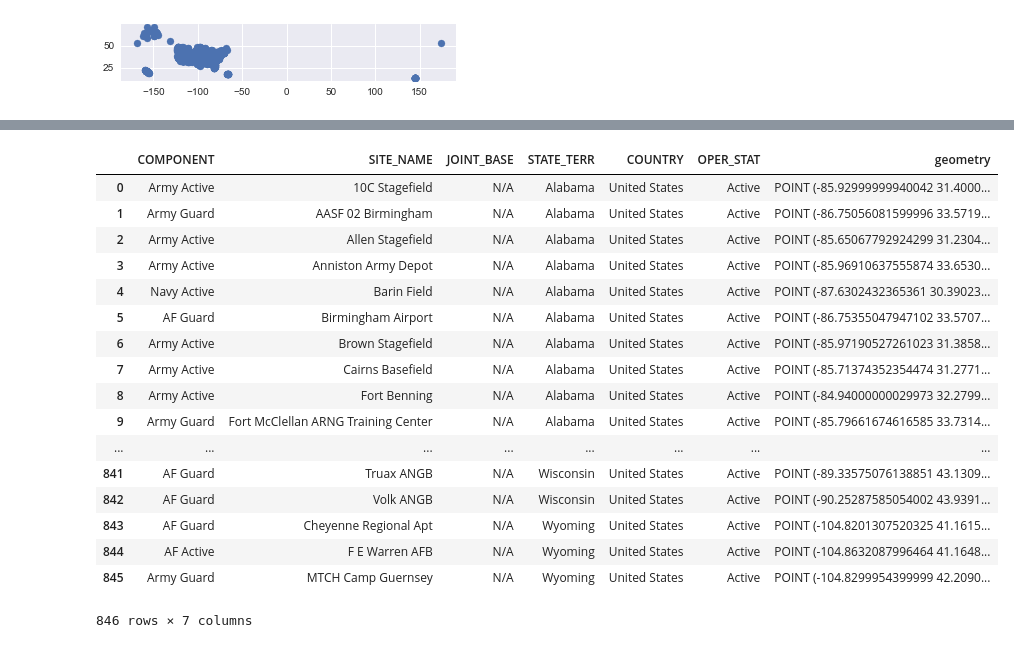
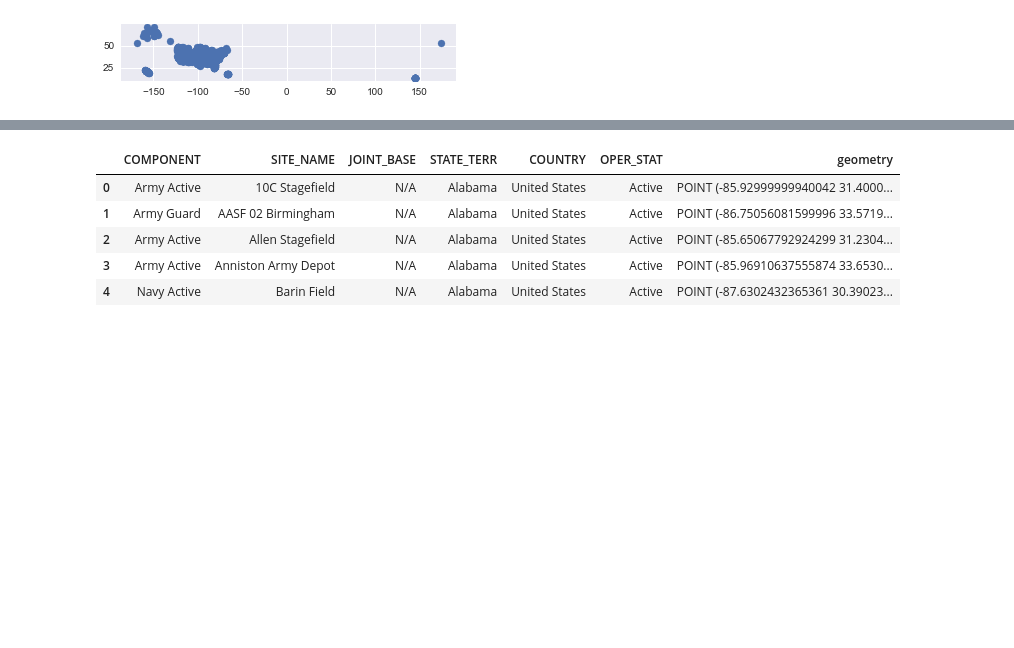
Before and after one commit to broad32/Military-Installation-Research, a Jupyter notebook: Bases_2015.ipynb, the cells around one changed output, grey strips where cells are left out. Saved outputs shown, nothing was run; the diff lists cells and outputs as text; code cells hidden in the pictures; blank space fills up the shorter version.

```diff
--- a/Bases_2015.ipynb
+++ b/Bases_2015.ipynb
@@ -271,22 +226,10 @@ result
 # %%
 geobase=geobase.sort_values(['STATE_TERR','SITE_NAME']).reset_index(drop=True)
-geobase
+geobase.head()
 # %% [output]
 |  | COMPONENT | SITE_NAME | JOINT_BASE | STATE_TERR | COUNTRY | OPER_STAT | geometry |
 | 0 | Army Active | 10C Stagefield | N/A | Alabama | United States | Active | POINT (-85.92999999940042 31.4000... |
 | 1 | Army Guard | AASF 02 Birmingham | N/A | Alabama | United States | Active | POINT (-86.75056081599996 33.5719... |
 | 2 | Army Active | Allen Stagefield | N/A | Alabama | United States | Active | POINT (-85.65067792924299 31.2304... |
 | 3 | Army Active | Anniston Army Depot | N/A | Alabama | United States | Active | POINT (-85.96910637555874 33.6530... |
 | 4 | Navy Active | Barin Field | N/A | Alabama | United States | Active | POINT (-87.6302432365361 30.39023... |
-| 5 | AF Guard | Birmingham Airport | N/A | Alabama | United States | Active | POINT (-86.75355047947102 33.5707... |
-| 6 | Army Active | Brown Stagefield | N/A | Alabama | United States | Active | POINT (-85.97190527261023 31.3858... |
-| 7 | Army Active | Cairns Basefield | N/A | Alabama | United States | Active | POINT (-85.71374352354474 31.2771... |
-| 8 | Army Active | Fort Benning | N/A | Alabama | United States | Active | POINT (-84.94000000029973 32.2799... |
-| 9 | Army Guard | Fort McClellan ARNG Training Center | N/A | Alabama | United States | Active | POINT (-85.79661674616585 33.7314... |
-| ... | ... | ... | ... | ... | ... | ... | ... |
-| 841 | AF Guard | Truax ANGB | N/A | Wisconsin | United States | Active | POINT (-89.33575076138851 43.1309... |
-| 842 | AF Guard | Volk ANGB | N/A | Wisconsin | United States | Active | POINT (-90.25287585054002 43.9391... |
-| 843 | AF Guard | Cheyenne Regional Apt | N/A | Wyoming | United States | Active | POINT (-104.8201307520325 41.1615... |
-| 844 | AF Active | F E Warren AFB | N/A | Wyoming | United States | Active | POINT (-104.8632087996464 41.1648... |
-| 845 | Army Guard | MTCH Camp Guernsey | N/A | Wyoming | United States | Active | POINT (-104.8299954399999 42.2090... |
-846 rows × 7 columns
```
Also changed, not shown: parts of 19 cells of this notebook.
